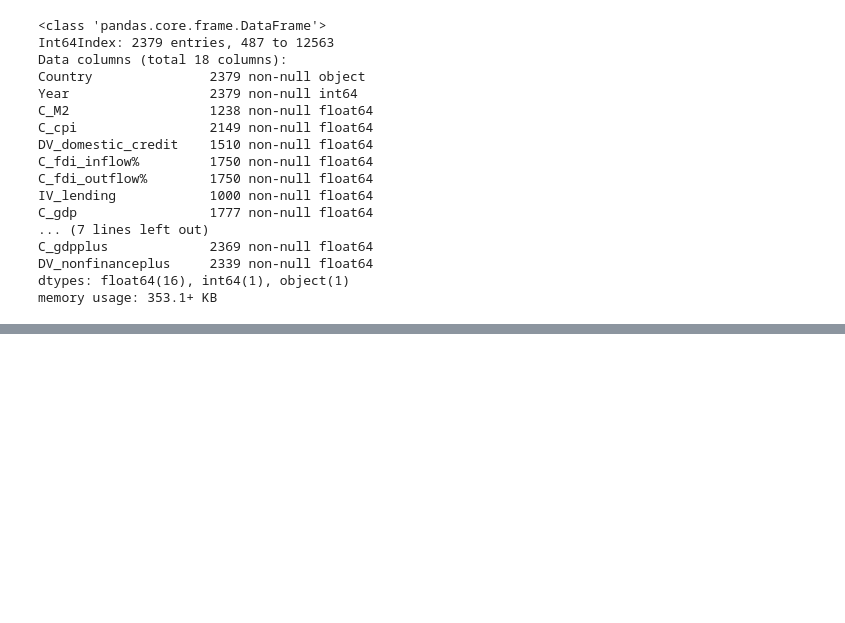
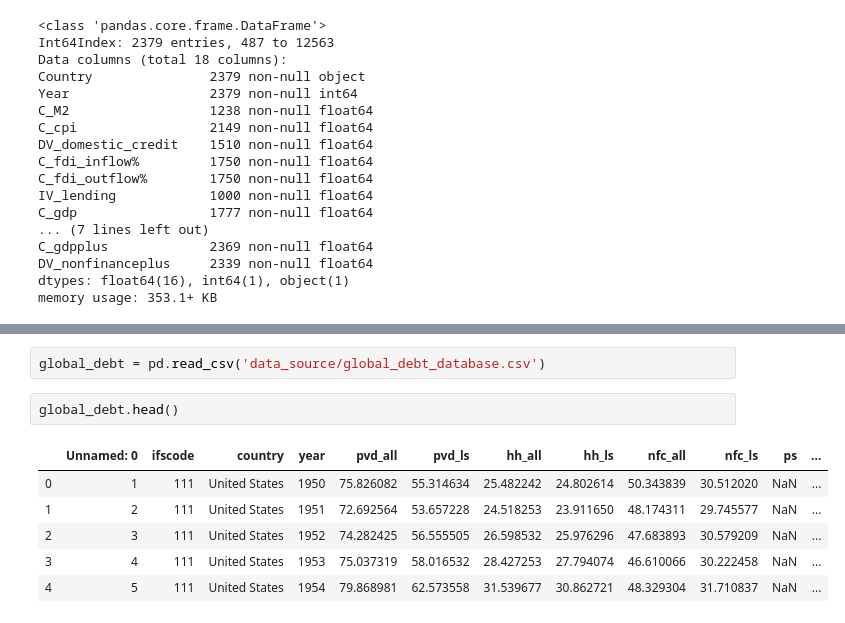
Before and after one commit to YueminLi/Financialization-, a Jupyter notebook: OECD.ipynb, the cells around one changed output, grey strips where cells are left out. Drawn from its saved outputs; the diff is of its cells as text; blank space fills up the shorter version.

Commit message:
add three data sources

```diff
--- a/OECD.ipynb
+++ b/OECD.ipynb
@@ -333,0 +344,11 @@ FileNotFoundError: [Errno 2] No such file or directory: 'missing/C_M2_missing.cs
+# %%
+global_debt = pd.read_csv('data_source/global_debt_database.csv')
+# %%
+global_debt.head()
+# %% [output]
+|  | Unnamed: 0 | ifscode | country | year | pvd_all | pvd_ls | hh_all | hh_ls | nfc_all | nfc_ls | ps | ... |
+| 0 | 1 | 111 | United States | 1950 | 75.826082 | 55.314634 | 25.482242 | 24.802614 | 50.343839 | 30.512020 | NaN | ... |
+| 1 | 2 | 111 | United States | 1951 | 72.692564 | 53.657228 | 24.518253 | 23.911650 | 48.174311 | 29.745577 | NaN | ... |
+| 2 | 3 | 111 | United States | 1952 | 74.282425 | 56.555505 | 26.598532 | 25.976296 | 47.683893 | 30.579209 | NaN | ... |
+| 3 | 4 | 111 | United States | 1953 | 75.037319 | 58.016532 | 28.427253 | 27.794074 | 46.610066 | 30.222458 | NaN | ... |
+| 4 | 5 | 111 | United States | 1954 | 79.868981 | 62.573558 | 31.539677 | 30.862721 | 48.329304 | 31.710837 | NaN | ... |
```
Also changed, not shown: parts of 32 cells of this notebook.
